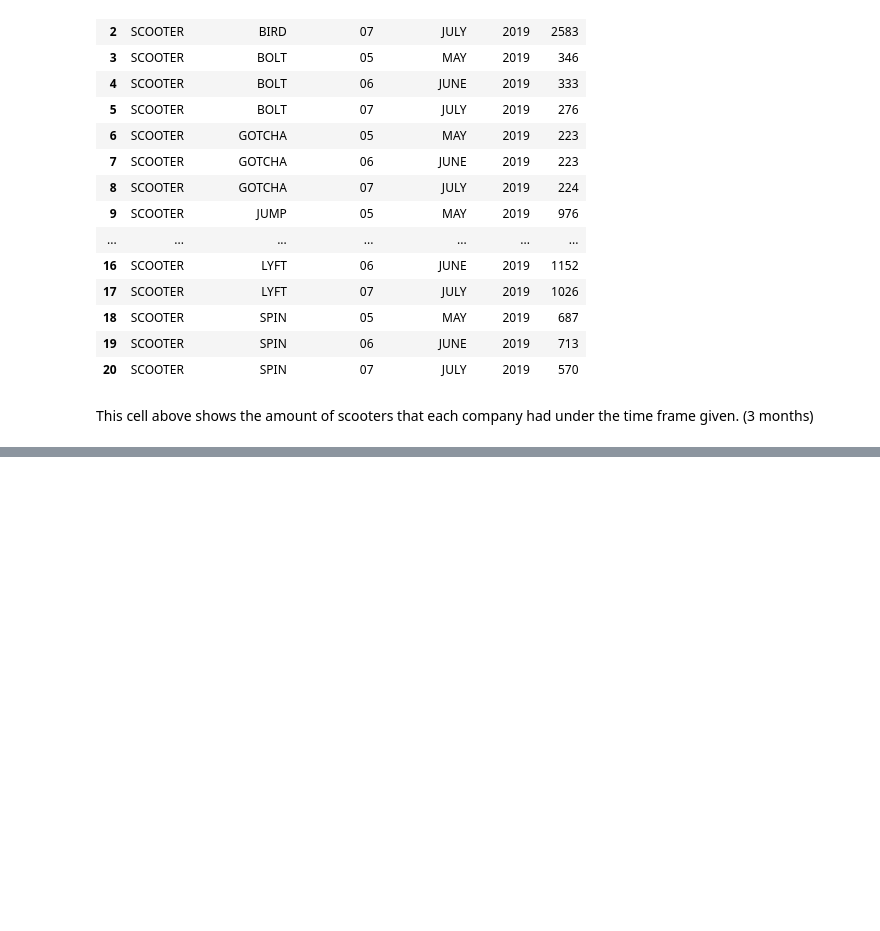
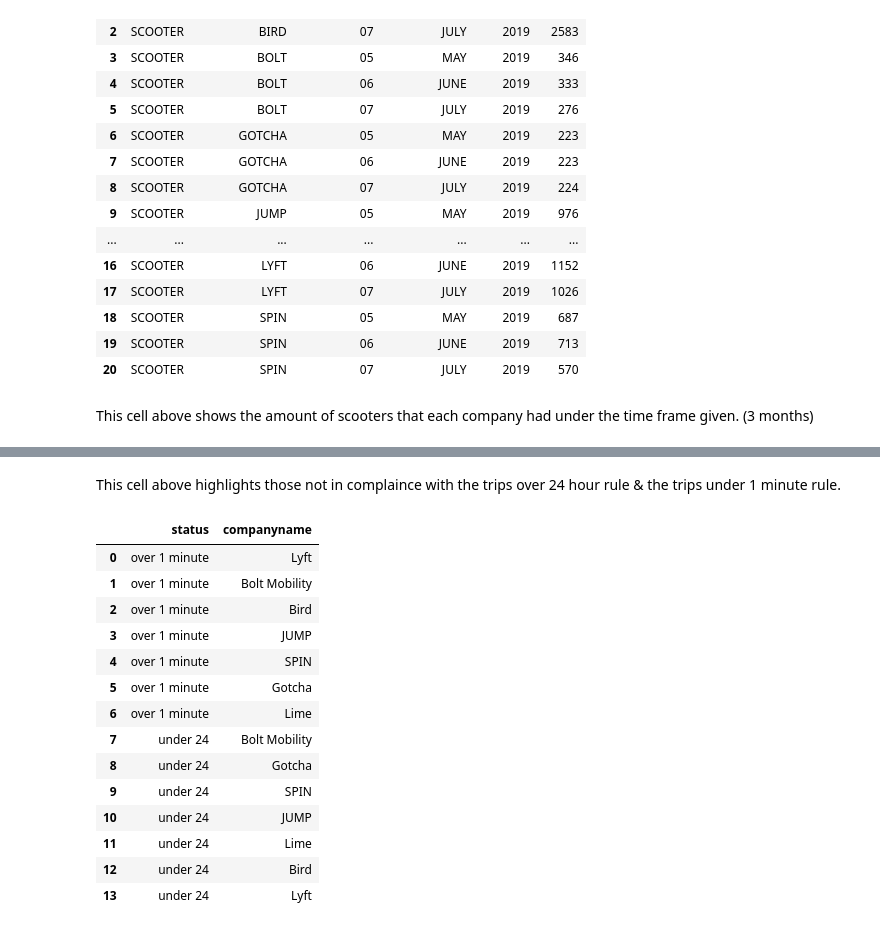
Before and after one commit to NSS-Data-Analytics-Cohort-10/scooters-group-3, a Jupyter notebook: notebooks/scooters_unfinished_work.ipynb, the cells around one changed output, grey strips where cells are left out. Saved outputs shown, nothing was run; the diff lists cells and outputs as text; code cells hidden in the pictures; blank space fills up the shorter version.

```diff
--- a/notebooks/scooters_unfinished_work.ipynb
+++ b/notebooks/scooters_unfinished_work.ipynb
@@ -154,0 +197,33 @@ This cell above shows the amount of scooters that each company had under the tim
+# %% [markdown]
+This cell above highlights those not in complaince with the trips over 24 hour rule & the trips under 1 minute rule.
+# %%
+ companiescompliant = '''
+SELECT 'under 24' as status, companyname
+FROM trips
+WHERE tripduration <= 1440
+GROUP BY companyname
+UNION
+SELECT 'over 1 minute' as status, companyname
+FROM trips
+WHERE tripduration > 1
+GROUP BY companyname
+ORDER BY status
+'''
+scooterstriptime= pd.read_sql_query(companiescompliant, engine)
+scooterstriptime
+# %% [output]
+|  | status | companyname |
+| 0 | over 1 minute | Lyft |
+| 1 | over 1 minute | Bolt Mobility |
+| 2 | over 1 minute | Bird |
+| 3 | over 1 minute | JUMP |
+| 4 | over 1 minute | SPIN |
+| 5 | over 1 minute | Gotcha |
+| 6 | over 1 minute | Lime |
+| 7 | under 24 | Bolt Mobility |
+| 8 | under 24 | Gotcha |
+| 9 | under 24 | SPIN |
+| 10 | under 24 | JUMP |
+| 11 | under 24 | Lime |
+| 12 | under 24 | Bird |
+| 13 | under 24 | Lyft |
```
Also changed, not shown: parts of 7 cells of this notebook.
